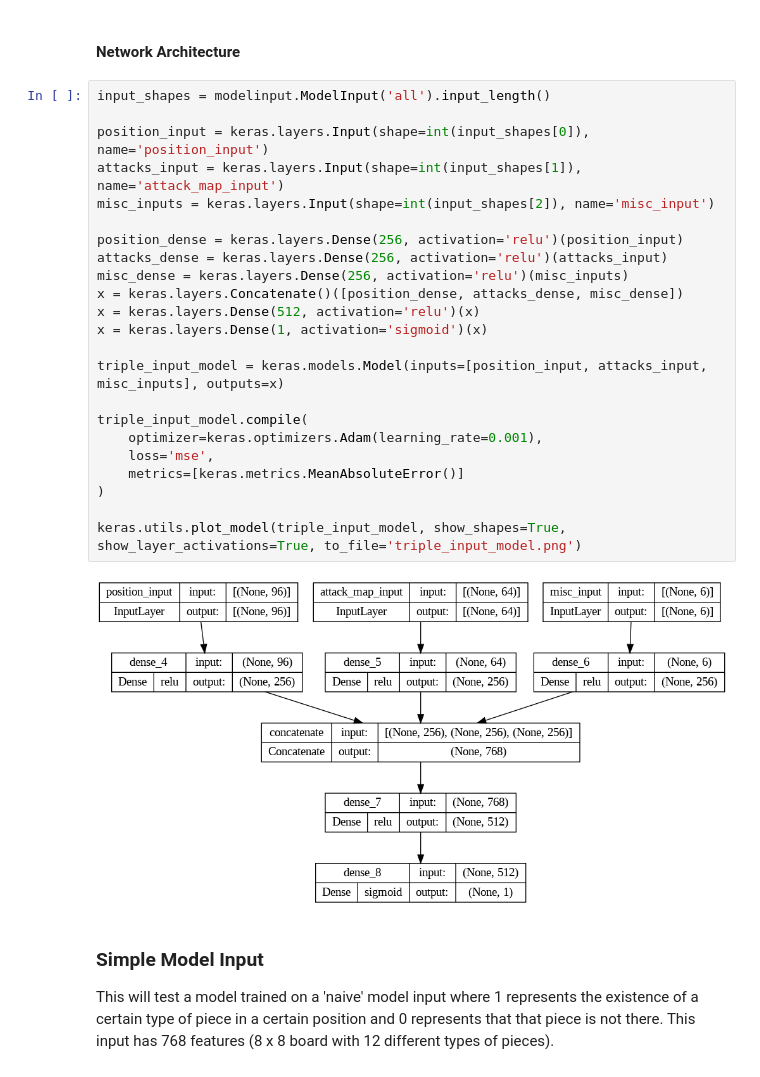
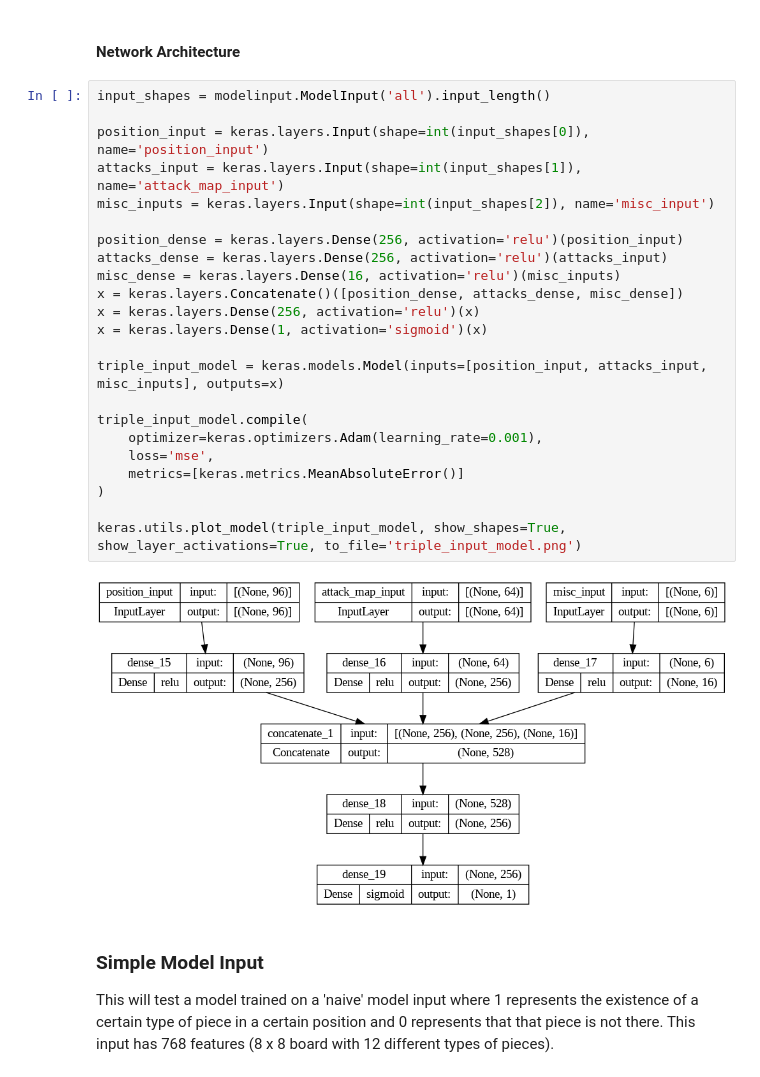
Before and after one commit to owenjaques/chessbot, a Jupyter notebook: neural_networks/models.ipynb, the cells around one changed output. Cells and saved outputs as stored; diff of their text form.

```diff
--- a/neural_networks/models.ipynb
+++ b/neural_networks/models.ipynb
@@ -294,28 +294,28 @@ sanity_check_triple_input(triple_input_training_data, triple_input_validation_da
 # %%
 input_shapes = modelinput.ModelInput('all').input_length()
 
 position_input = keras.layers.Input(shape=int(input_shapes[0]), name='position_input')
 attacks_input = keras.layers.Input(shape=int(input_shapes[1]), name='attack_map_input')
 misc_inputs = keras.layers.Input(shape=int(input_shapes[2]), name='misc_input')
 
 position_dense = keras.layers.Dense(256, activation='relu')(position_input)
 attacks_dense = keras.layers.Dense(256, activation='relu')(attacks_input)
-misc_dense = keras.layers.Dense(256, activation='relu')(misc_inputs)
+misc_dense = keras.layers.Dense(16, activation='relu')(misc_inputs)
 x = keras.layers.Concatenate()([position_dense, attacks_dense, misc_dense])
-x = keras.layers.Dense(512, activation='relu')(x)
+x = keras.layers.Dense(256, activation='relu')(x)
 x = keras.layers.Dense(1, activation='sigmoid')(x)
 
 triple_input_model = keras.models.Model(inputs=[position_input, attacks_input, misc_inputs], outputs=x)
 
 triple_input_model.compile(
     optimizer=keras.optimizers.Adam(learning_rate=0.001),
     loss='mse',
 	metrics=[keras.metrics.MeanAbsoluteError()]
 )
 
 keras.utils.plot_model(triple_input_model, show_shapes=True, show_layer_activations=True, to_file='triple_input_model.png')
 # %% [output]
-[figure, old version]
+[figure, new version]
 # %% [markdown]
 ### Simple Model Input
 This will test a model trained on a 'naive' model input where 1 represents the existence of a certain type of piece in a certain position and 0 represents that that piece is not there. This input has 768 features (8 x 8 board with 12 different types of pieces).
```
Also changed, not shown: parts of 14 cells of this notebook.
